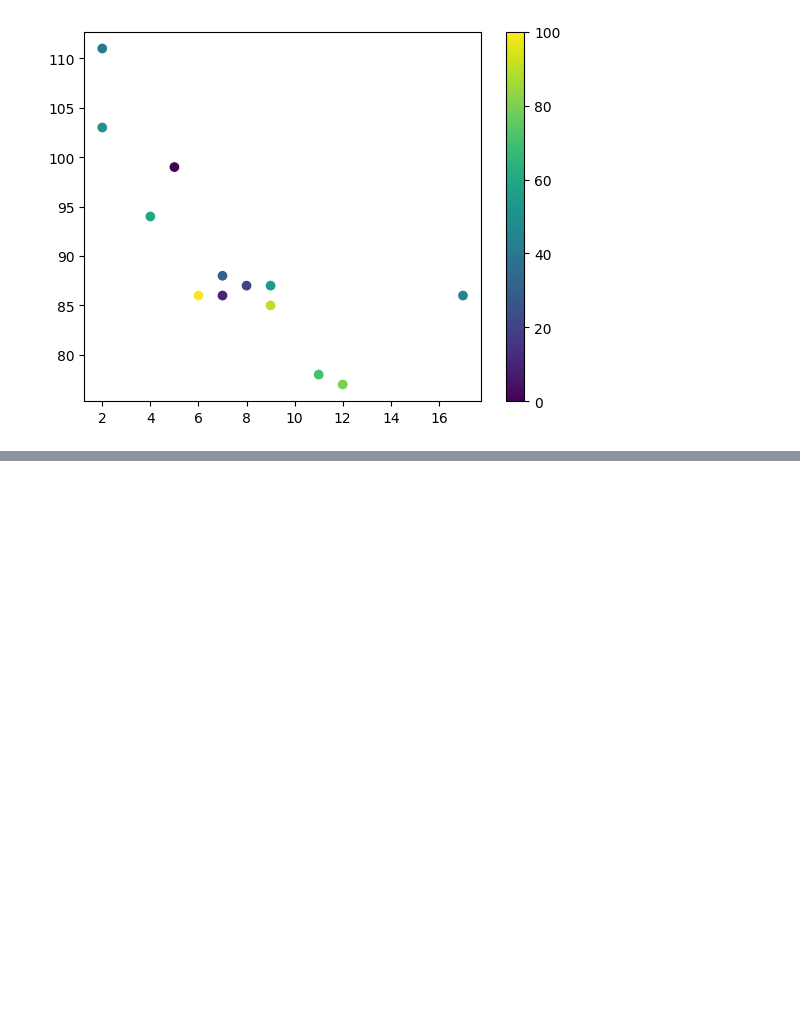
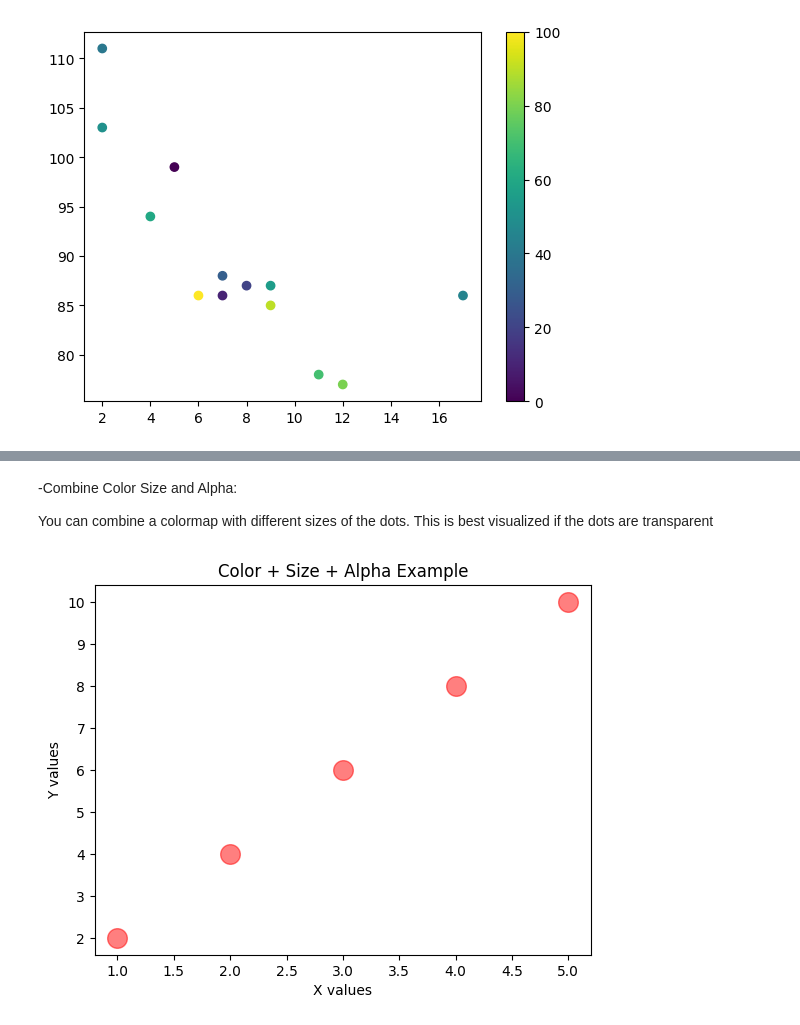
Before and after one commit to VaishnaviJadhav350/intern, a Jupyter notebook: python basics/python libraries/matplotlib.ipynb, the cells around one changed output, grey strips where cells are left out. Drawn from its saved outputs; the diff is of its cells as text; code cells hidden in the pictures; blank space fills up the shorter version.

```diff
--- a/python basics/python libraries/matplotlib.ipynb
+++ b/python basics/python libraries/matplotlib.ipynb
@@ -644,0 +681,26 @@ plt.show()
+# %% [markdown]
+-Combine Color Size and Alpha:
+
+You can combine a colormap with different sizes of the dots. This is best visualized if the dots are transparent
+# %%
+import matplotlib.pyplot as plt
+
+# Data points
+x = [1, 2, 3, 4, 5]
+y = [2, 4, 6, 8, 10]
+
+# Scatter plot with color, size, and alpha
+plt.scatter(
+    x, y,
+    color='red',   # Color of points
+    s=200,         # Size of points
+    alpha=0.5      # Transparency (0 to 1)
+)
+
+plt.xlabel("X values")
+plt.ylabel("Y values")
+plt.title("Color + Size + Alpha Example")
+
+plt.show()
+# %% [output]
+[figure, added]
```
Also changed, not shown: parts of 36 cells of this notebook, 2 other files.
